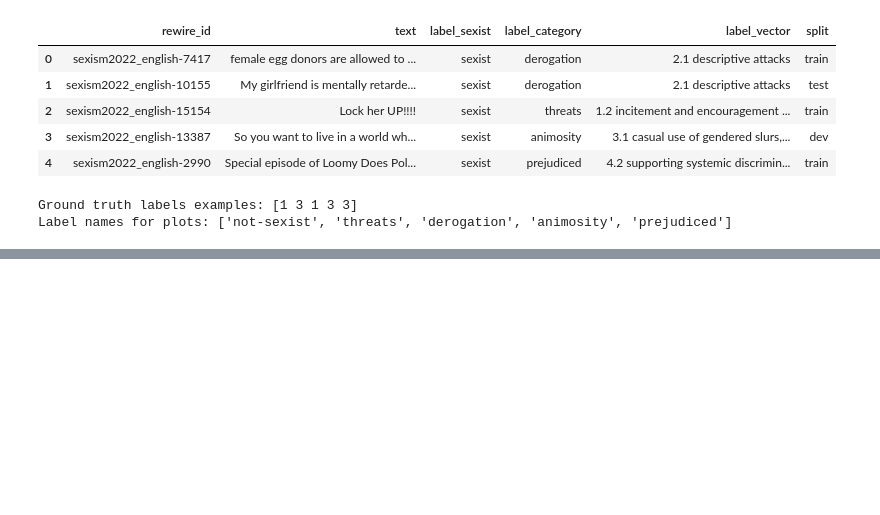
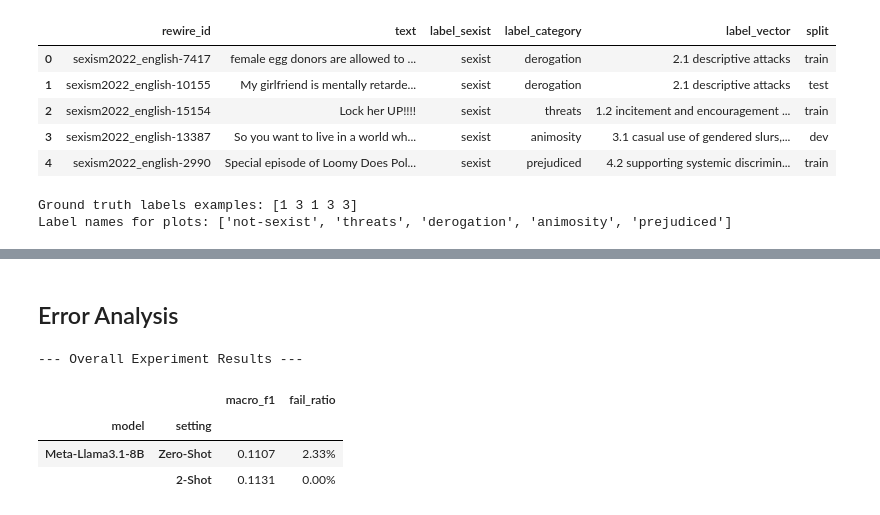
Before and after one commit to IGieckI/AIExperiments, a Jupyter notebook: A2/Assignment_2.ipynb, the cells around one changed output, grey strips where cells are left out. Saved outputs shown, nothing was run; the diff lists cells and outputs as text; code cells hidden in the pictures; blank space fills up the shorter version.

```diff
--- a/A2/Assignment_2.ipynb
+++ b/A2/Assignment_2.ipynb
@@ -116,0 +182,12 @@ Label names for plots: ['not-sexist', 'threats', 'derogation', 'animosity', 'pre
+# %%
+# Load all models
+# !!! It's probably better not to load all the models at once, but to load them one by one and use them in that time, such that the total memory usage is lower
+# !!! Moreover, we should try uploading the models on google drive and see if they load faster
+for model_name, model_id in models_to_test.items():
+    try:
+        model, tokenizer = load_model_and_tokenizer(
+            model_id, quantization_config
+        )
+        loaded_models[model_name] = {"model": model, "tokenizer": tokenizer}
+    except Exception as e:
+        print(f"Failed to load {model_name}. Error: {e}")
@@ -116,0 +612,21 @@ Label names for plots: ['not-sexist', 'threats', 'derogation', 'animosity', 'pre
+# %% [markdown]
+## Error Analysis
+# %%
+results_df = pd.DataFrame(experiment_results)
+results_df = results_df.sort_values(
+    by=["model", "setting"], ascending=[True, False]
+).reset_index(drop=True)
+results_df = results_df.set_index(["model", "setting"])
+
+print("--- Overall Experiment Results ---")
+display(
+    results_df.style.format(
+        {"macro_f1": "{:.4f}", "fail_ratio": "{:.2%}"}
+    )
+)
+# %% [output]
+--- Overall Experiment Results ---
+|  |  | macro_f1 | fail_ratio |
+| model | setting |  |  |
+| Meta-Llama3.1-8B | Zero-Shot | 0.1107 | 2.33% |
+|  | 2-Shot | 0.1131 | 0.00% |
```
Also changed, not shown: parts of 14 cells of this notebook.
